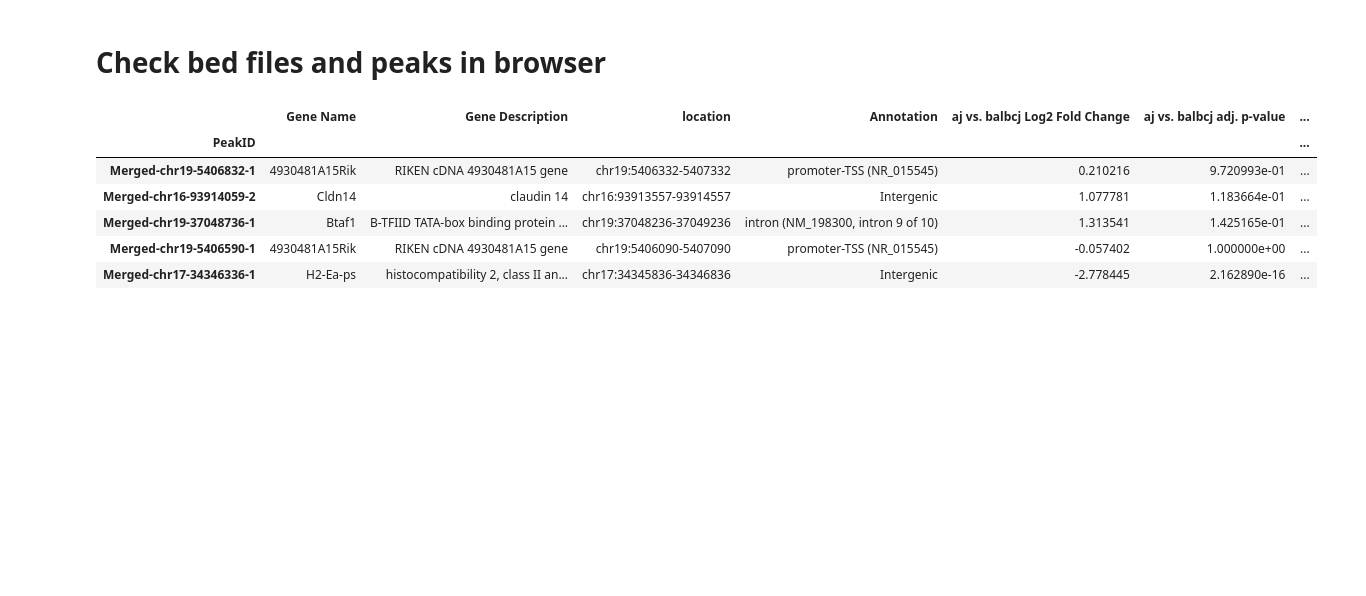
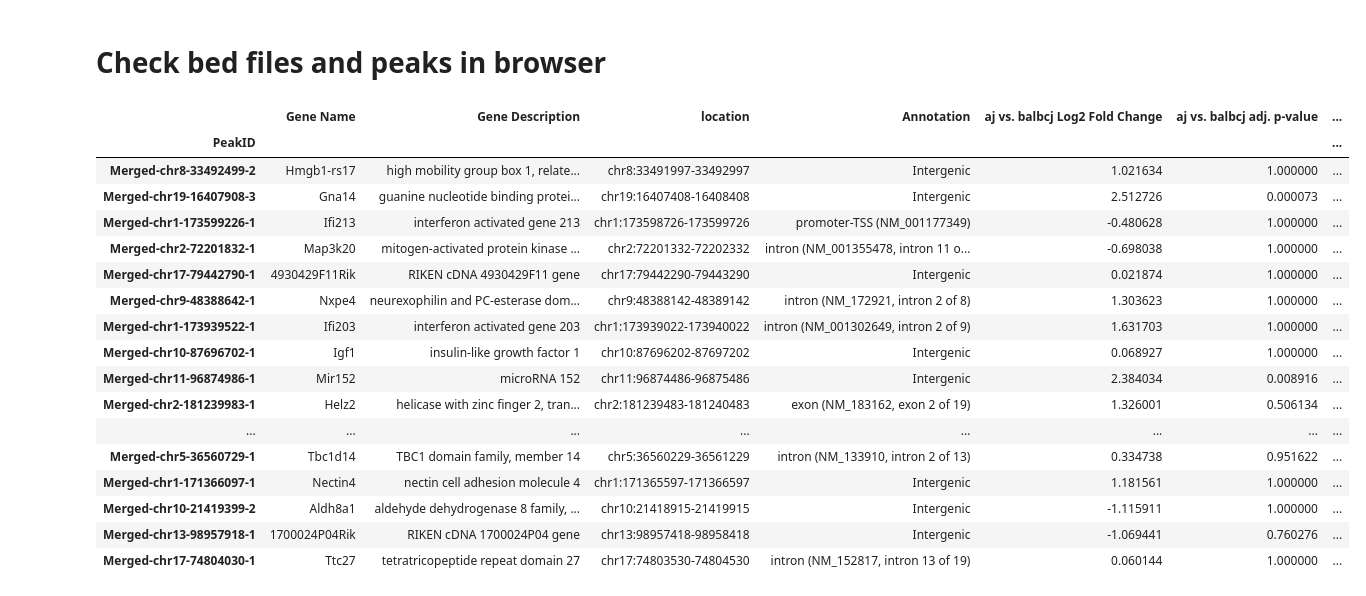
Before and after one commit to HunterBennett/strains, a Jupyter notebook: results/06b_Strains_Control_Combined_H3K27Ac_03_Differential.ipynb, the cells around one changed output. Cells and saved outputs as stored; diff of their text form; code cells hidden in the pictures; blank space fills up the shorter version.

```diff
--- a/results/06b_Strains_Control_Combined_H3K27Ac_03_Differential.ipynb
+++ b/results/06b_Strains_Control_Combined_H3K27Ac_03_Differential.ipynb
@@ -347,6 +329,17 @@ for cell in cells:
 
         # check on counter
         print(count)
+
+        # store pairwise differential
+        # strain 1
+        pairwise_key = key.replace(' vs. ', '_vs_')+'_'+key.split(' vs. ')[0]+'_up'
+        sig_peaks = df.index[(df['adj_pval'] < pval) & (df['log2fc'] <= -fc)].to_list()
+        peak_lists[pairwise_key] = list(sig_peaks)
+        # strain 2
+        pairwise_key = key.replace(' vs. ', '_vs_')+'_'+key.split(' vs. ')[1]+'_up'
+        sig_peaks = df.index[(df['adj_pval'] < pval) & (df['log2fc'] >= fc)].to_list()
+        peak_lists[pairwise_key] = list(sig_peaks)
+
 
 
         # initialize lists if count == 0
@@ -524,14 +517,26 @@ viz_cols = ['Gene Name', 'Gene Description', 'location', 'Annotation',
             'balbcj vs. c57bl6j Log2 Fold Change', 'balbcj vs. c57bl6j adj. p-value']
 # %%
 diff_peak_viz = diff_peak.loc[:, viz_cols]
-# %%
-diff_peak_viz.sort_values(
-    'aj vs. c57bl6j adj. p-value', ascending=True).head()
-# %% [output]
-|  | Gene Name | Gene Description | location | Annotation | aj vs. balbcj Log2 Fold Change | aj vs. balbcj adj. p-value | ... |
-| PeakID |  |  |  |  |  |  | ... |
-| Merged-chr19-5406832-1 | 4930481A15Rik | RIKEN cDNA 4930481A15 gene | chr19:5406332-5407332 | promoter-TSS (NR_015545) | 0.210216 | 9.720993e-01 | ... |
-| Merged-chr16-93914059-2 | Cldn14 | claudin 14 | chr16:93913557-93914557 | Intergenic | 1.077781 | 1.183664e-01 | ... |
-| Merged-chr19-37048736-1 | Btaf1 | B-TFIID TATA-box binding protein ... | chr19:37048236-37049236 | intron (NM_198300, intron 9 of 10) | 1.313541 | 1.425165e-01 | ... |
-| Merged-chr19-5406590-1 | 4930481A15Rik | RIKEN cDNA 4930481A15 gene | chr19:5406090-5407090 | promoter-TSS (NR_015545) | -0.057402 | 1.000000e+00 | ... |
-| Merged-chr17-34346336-1 | H2-Ea-ps | histocompatibility 2, class II an... | chr17:34345836-34346836 | Intergenic | -2.778445 | 2.162890e-16 | ... |
+# %%
+n_start = 200
+diff_peak_viz.loc[peak_lists['c57bl6j_intersection'], :].sort_values(
+    'aj vs. c57bl6j Log2 Fold Change', ascending=False).iloc[n_start:n_start+50]
+# %% [output]
+|  | Gene Name | Gene Description | location | Annotation | aj vs. balbcj Log2 Fold Change | aj vs. balbcj adj. p-value | ... |
+| PeakID |  |  |  |  |  |  | ... |
+| Merged-chr8-33492499-2 | Hmgb1-rs17 | high mobility group box 1, relate... | chr8:33491997-33492997 | Intergenic | 1.021634 | 1.000000 | ... |
+| Merged-chr19-16407908-3 | Gna14 | guanine nucleotide binding protei... | chr19:16407408-16408408 | Intergenic | 2.512726 | 0.000073 | ... |
+| Merged-chr1-173599226-1 | Ifi213 | interferon activated gene 213 | chr1:173598726-173599726 | promoter-TSS (NM_001177349) | -0.480628 | 1.000000 | ... |
+| Merged-chr2-72201832-1 | Map3k20 | mitogen-activated protein kinase ... | chr2:72201332-72202332 | intron (NM_001355478, intron 11 o... | -0.698038 | 1.000000 | ... |
+| Merged-chr17-79442790-1 | 4930429F11Rik | RIKEN cDNA 4930429F11 gene | chr17:79442290-79443290 | Intergenic | 0.021874 | 1.000000 | ... |
+| Merged-chr9-48388642-1 | Nxpe4 | neurexophilin and PC-esterase dom... | chr9:48388142-48389142 | intron (NM_172921, intron 2 of 8) | 1.303623 | 1.000000 | ... |
+| Merged-chr1-173939522-1 | Ifi203 | interferon activated gene 203 | chr1:173939022-173940022 | intron (NM_001302649, intron 2 of 9) | 1.631703 | 1.000000 | ... |
+| Merged-chr10-87696702-1 | Igf1 | insulin-like growth factor 1 | chr10:87696202-87697202 | Intergenic | 0.068927 | 1.000000 | ... |
+| Merged-chr11-96874986-1 | Mir152 | microRNA 152 | chr11:96874486-96875486 | Intergenic | 2.384034 | 0.008916 | ... |
+| Merged-chr2-181239983-1 | Helz2 | helicase with zinc finger 2, tran... | chr2:181239483-181240483 | exon (NM_183162, exon 2 of 19) | 1.326001 | 0.506134 | ... |
+| ... | ... | ... | ... | ... | ... | ... | ... |
+| Merged-chr5-36560729-1 | Tbc1d14 | TBC1 domain family, member 14 | chr5:36560229-36561229 | intron (NM_133910, intron 2 of 13) | 0.334738 | 0.951622 | ... |
+| Merged-chr1-171366097-1 | Nectin4 | nectin cell adhesion molecule 4 | chr1:171365597-171366597 | Intergenic | 1.181561 | 1.000000 | ... |
+| Merged-chr10-21419399-2 | Aldh8a1 | aldehyde dehydrogenase 8 family, ... | chr10:21418915-21419915 | Intergenic | -1.115911 | 1.000000 | ... |
+| Merged-chr13-98957918-1 | 1700024P04Rik | RIKEN cDNA 1700024P04 gene | chr13:98957418-98958418 | Intergenic | -1.069441 | 0.760276 | ... |
+| Merged-chr17-74804030-1 | Ttc27 | tetratricopeptide repeat domain 27 | chr17:74803530-74804530 | intron (NM_152817, intron 13 of 19) | 0.060144 | 1.000000 | ... |
```
Also changed, not shown: parts of 2 cells of this notebook, 6 other files.
